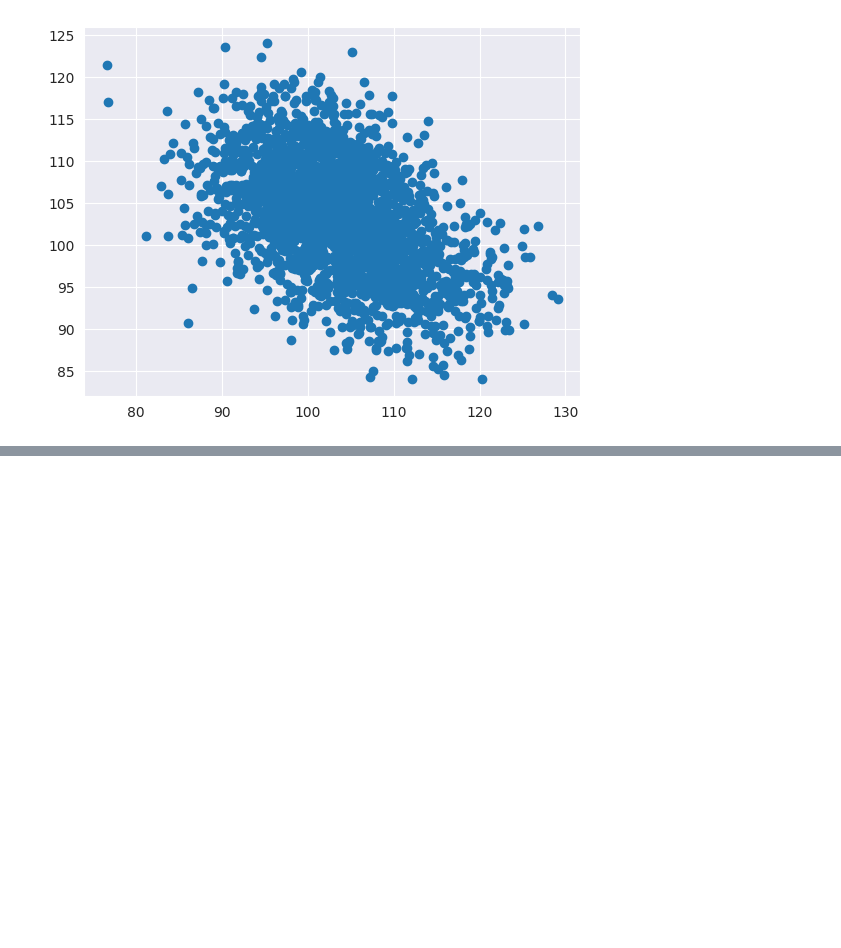
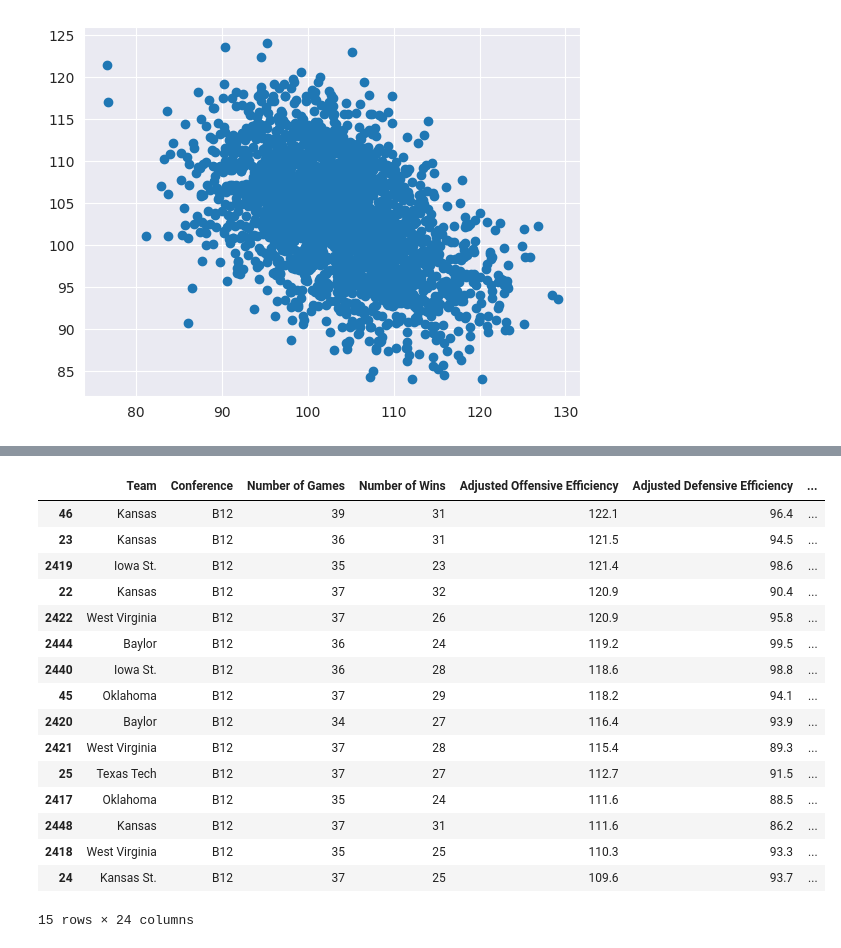
Before and after one commit to stvschmdt/ne_ds5230, a Jupyter notebook: week_2_example_eda_ka.ipynb, the cells around one changed output, grey strips where cells are left out. Cells and saved outputs as stored; diff of their text form; code cells hidden in the pictures; blank space fills up the shorter version.

```diff
--- a/week_2_example_eda_ka.ipynb
+++ b/week_2_example_eda_ka.ipynb
@@ -139,6 +155,8 @@ array([[<Axes: title={'center': 'Number of Games'}>,
 [figure]
 # %%
 first_rounds = data[(data.Postseason =='R64') | (data.Postseason == 'R32')]
+# %%
+final_rounds = data[(data.Postseason == 'Champions') | (data.Postseason == 'F4') | (data.Postseason == 'E8') | (data.Postseason == 'S16')]
 # %%
 final_four = data[(data.Postseason =='2ND') | (data.Postseason == 'Champions') | (data.Postseason == 'F4') | (data.Postseason == 'E8') | (data.Postseason == 'S16')]
 # %%
@@ -262,0 +342,20 @@ plt.show()
+# %%
+final_rounds[final_rounds.Conference == 'B12'].sort_values(by='Adjusted Offensive Efficiency', ascending=False)
+# %% [output]
+|  | Team | Conference | Number of Games | Number of Wins | Adjusted Offensive Efficiency | Adjusted Defensive Efficiency | ... |
+| 46 | Kansas | B12 | 39 | 31 | 122.1 | 96.4 | ... |
+| 23 | Kansas | B12 | 36 | 31 | 121.5 | 94.5 | ... |
+| 2419 | Iowa St. | B12 | 35 | 23 | 121.4 | 98.6 | ... |
+| 22 | Kansas | B12 | 37 | 32 | 120.9 | 90.4 | ... |
+| 2422 | West Virginia | B12 | 37 | 26 | 120.9 | 95.8 | ... |
+| 2444 | Baylor | B12 | 36 | 24 | 119.2 | 99.5 | ... |
+| 2440 | Iowa St. | B12 | 36 | 28 | 118.6 | 98.8 | ... |
+| 45 | Oklahoma | B12 | 37 | 29 | 118.2 | 94.1 | ... |
+| 2420 | Baylor | B12 | 34 | 27 | 116.4 | 93.9 | ... |
+| 2421 | West Virginia | B12 | 37 | 28 | 115.4 | 89.3 | ... |
+| 25 | Texas Tech | B12 | 37 | 27 | 112.7 | 91.5 | ... |
+| 2417 | Oklahoma | B12 | 35 | 24 | 111.6 | 88.5 | ... |
+| 2448 | Kansas | B12 | 37 | 31 | 111.6 | 86.2 | ... |
+| 2418 | West Virginia | B12 | 35 | 25 | 110.3 | 93.3 | ... |
+| 24 | Kansas St. | B12 | 37 | 25 | 109.6 | 93.7 | ... |
+15 rows × 24 columns
```
Also changed, not shown: parts of 21 cells of this notebook.
